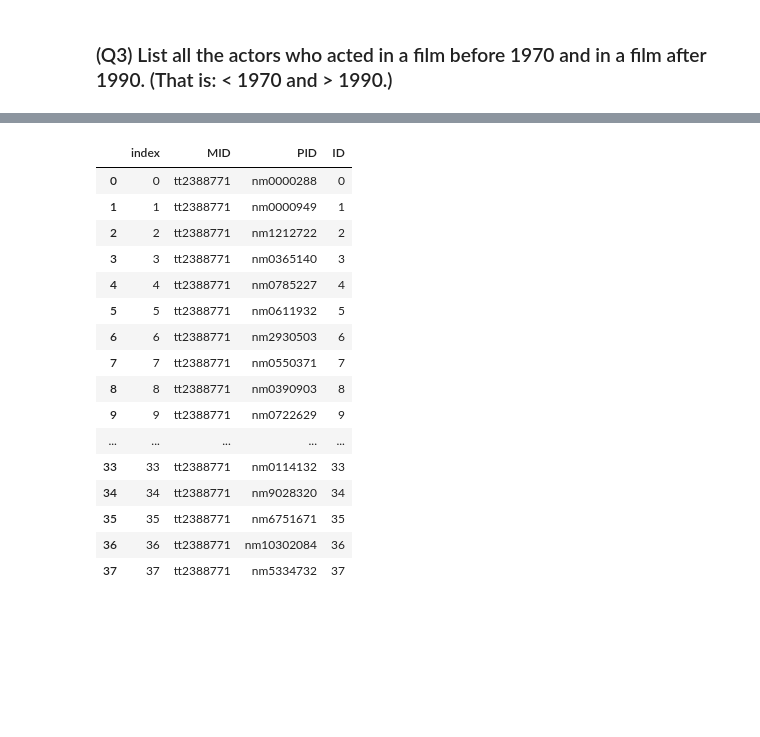
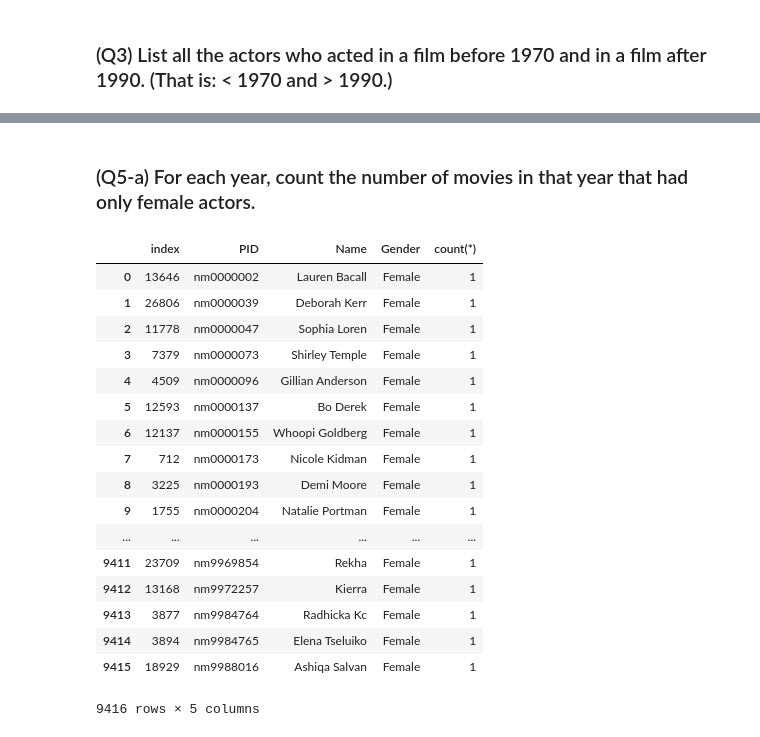
Before and after one commit to be-shekhar/learning-ml, a Jupyter notebook: 22.SQL_imdb/22_sql_imdb.ipynb, the cells around one changed output, grey strips where cells are left out. Drawn from its saved outputs; the diff is of its cells as text; code cells hidden in the pictures; blank space fills up the shorter version.

```diff
--- a/22.SQL_imdb/22_sql_imdb.ipynb
+++ b/22.SQL_imdb/22_sql_imdb.ipynb
@@ -262,0 +257,2 @@ result
+# %% [markdown]
+### (Q5-a) For each year, count the number of movies in that year that had only female actors.
@@ -263,24 +266,25 @@ result
 # %%
-query = """
-select * from m_cast where mid="tt2388771" order by mid
-"""
+query = '''
+    select *, count(*) from person group by pid having gender=='Female'
+'''
 result = pd.read_sql_query(query, conn)
 result
 # %% [output]
-|  | index | MID | PID | ID |
-| 0 | 0 | tt2388771 | nm0000288 | 0 |
-| 1 | 1 | tt2388771 | nm0000949 | 1 |
-| 2 | 2 | tt2388771 | nm1212722 | 2 |
-| 3 | 3 | tt2388771 | nm0365140 | 3 |
-| 4 | 4 | tt2388771 | nm0785227 | 4 |
-| 5 | 5 | tt2388771 | nm0611932 | 5 |
-| 6 | 6 | tt2388771 | nm2930503 | 6 |
-| 7 | 7 | tt2388771 | nm0550371 | 7 |
-| 8 | 8 | tt2388771 | nm0390903 | 8 |
-| 9 | 9 | tt2388771 | nm0722629 | 9 |
-| ... | ... | ... | ... | ... |
-| 33 | 33 | tt2388771 | nm0114132 | 33 |
-| 34 | 34 | tt2388771 | nm9028320 | 34 |
-| 35 | 35 | tt2388771 | nm6751671 | 35 |
-| 36 | 36 | tt2388771 | nm10302084 | 36 |
-| 37 | 37 | tt2388771 | nm5334732 | 37 |
+|  | index | PID | Name | Gender | count(*) |
+| 0 | 13646 | nm0000002 | Lauren Bacall | Female | 1 |
+| 1 | 26806 | nm0000039 | Deborah Kerr | Female | 1 |
+| 2 | 11778 | nm0000047 | Sophia Loren | Female | 1 |
+| 3 | 7379 | nm0000073 | Shirley Temple | Female | 1 |
+| 4 | 4509 | nm0000096 | Gillian Anderson | Female | 1 |
+| 5 | 12593 | nm0000137 | Bo Derek | Female | 1 |
+| 6 | 12137 | nm0000155 | Whoopi Goldberg | Female | 1 |
+| 7 | 712 | nm0000173 | Nicole Kidman | Female | 1 |
+| 8 | 3225 | nm0000193 | Demi Moore | Female | 1 |
+| 9 | 1755 | nm0000204 | Natalie Portman | Female | 1 |
+| ... | ... | ... | ... | ... | ... |
+| 9411 | 23709 | nm9969854 | Rekha | Female | 1 |
+| 9412 | 13168 | nm9972257 | Kierra | Female | 1 |
+| 9413 | 3877 | nm9984764 | Radhicka Kc | Female | 1 |
+| 9414 | 3894 | nm9984765 | Elena Tseluiko | Female | 1 |
+| 9415 | 18929 | nm9988016 | Ashiqa Salvan | Female | 1 |
+9416 rows × 5 columns
```
Also changed, not shown: parts of 23 cells of this notebook, 1 other file.
